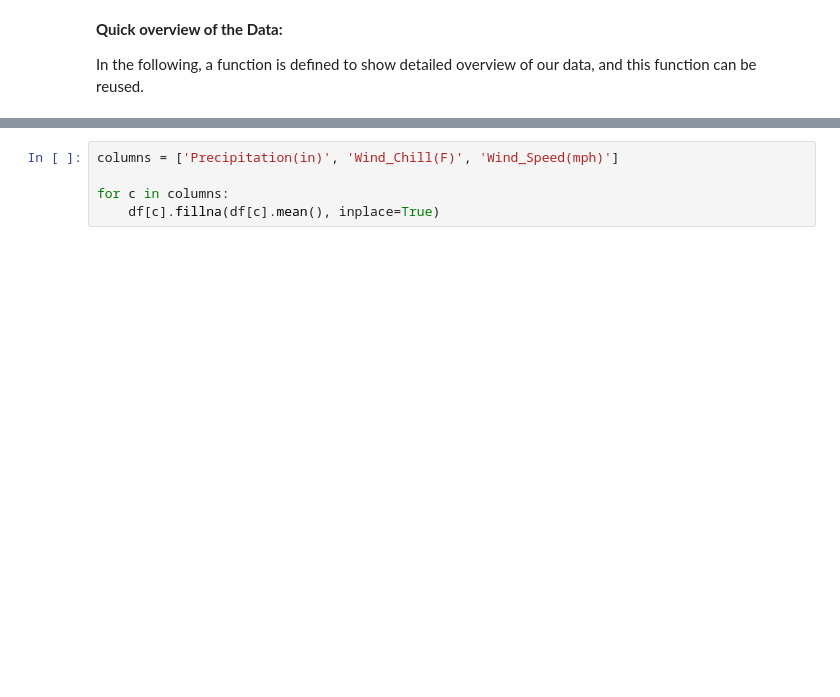
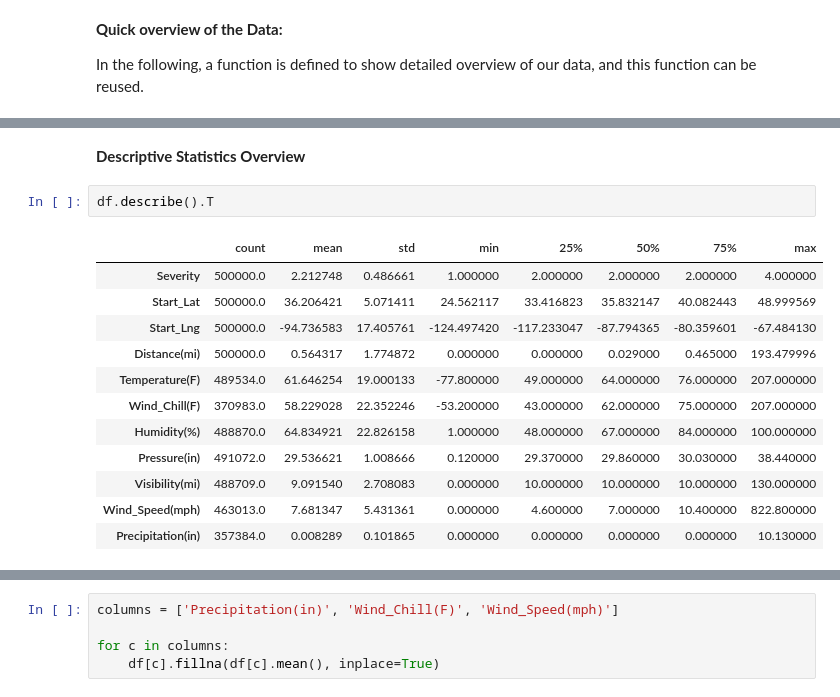
Before and after one commit to knightstark7/FinalProject-P4DS, a Jupyter notebook: USAccident.ipynb, the cells around one changed output, grey strips where cells are left out. Drawn from its saved outputs; the diff is of its cells as text; blank space fills up the shorter version.

```diff
--- a/USAccident.ipynb
+++ b/USAccident.ipynb
@@ -196,0 +206,17 @@ For the columns, **Precipitation(in), Wind_Chill(F), and Wind_Speed(mph)**, the
+# %% [markdown]
+**Descriptive Statistics Overview**
+# %%
+df.describe().T
+# %% [output]
+|  | count | mean | std | min | 25% | 50% | 75% | max |
+| Severity | 500000.0 | 2.212748 | 0.486661 | 1.000000 | 2.000000 | 2.000000 | 2.000000 | 4.000000 |
+| Start_Lat | 500000.0 | 36.206421 | 5.071411 | 24.562117 | 33.416823 | 35.832147 | 40.082443 | 48.999569 |
+| Start_Lng | 500000.0 | -94.736583 | 17.405761 | -124.497420 | -117.233047 | -87.794365 | -80.359601 | -67.484130 |
+| Distance(mi) | 500000.0 | 0.564317 | 1.774872 | 0.000000 | 0.000000 | 0.029000 | 0.465000 | 193.479996 |
+| Temperature(F) | 489534.0 | 61.646254 | 19.000133 | -77.800000 | 49.000000 | 64.000000 | 76.000000 | 207.000000 |
+| Wind_Chill(F) | 370983.0 | 58.229028 | 22.352246 | -53.200000 | 43.000000 | 62.000000 | 75.000000 | 207.000000 |
+| Humidity(%) | 488870.0 | 64.834921 | 22.826158 | 1.000000 | 48.000000 | 67.000000 | 84.000000 | 100.000000 |
+| Pressure(in) | 491072.0 | 29.536621 | 1.008666 | 0.120000 | 29.370000 | 29.860000 | 30.030000 | 38.440000 |
+| Visibility(mi) | 488709.0 | 9.091540 | 2.708083 | 0.000000 | 10.000000 | 10.000000 | 10.000000 | 130.000000 |
+| Wind_Speed(mph) | 463013.0 | 7.681347 | 5.431361 | 0.000000 | 4.600000 | 7.000000 | 10.400000 | 822.800000 |
+| Precipitation(in) | 357384.0 | 0.008289 | 0.101865 | 0.000000 | 0.000000 | 0.000000 | 0.000000 | 10.130000 |
```
Also changed, not shown: parts of 19 cells of this notebook.
